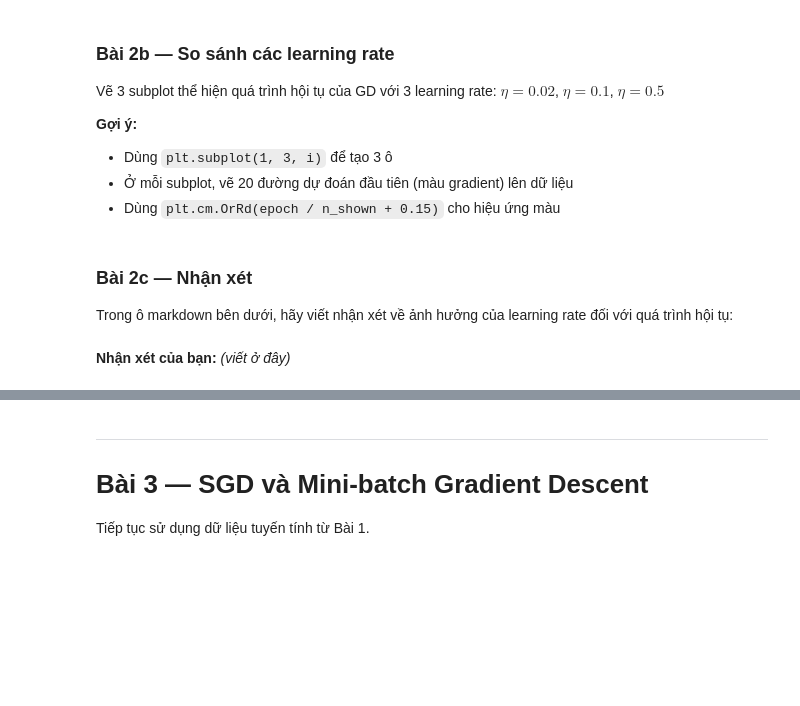
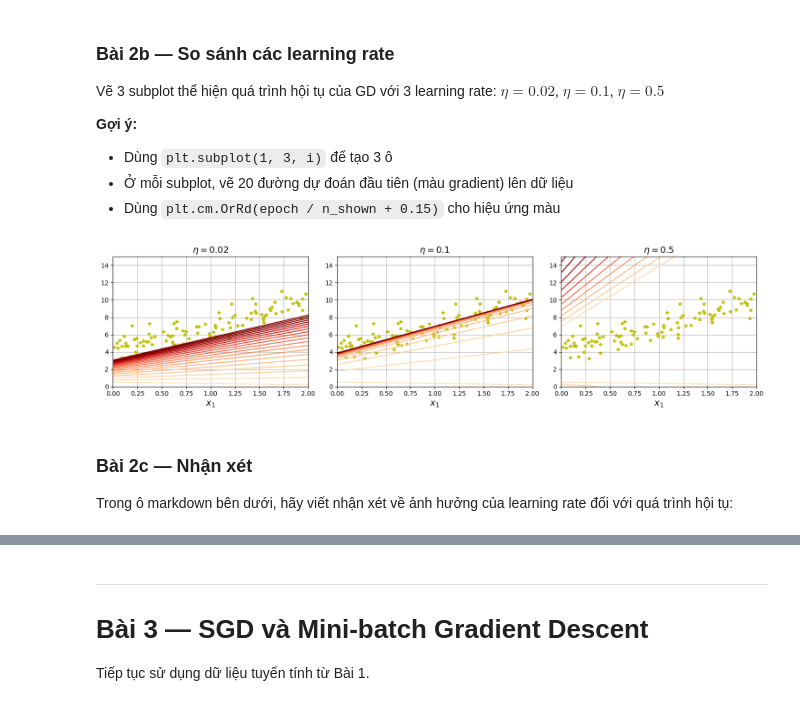
Before and after one commit to ttmling/HIT_AI-DATA, a Jupyter notebook: Practice_Regression_Exercises.ipynb, the cells around one changed output, grey strips where cells are left out. Saved outputs shown, nothing was run; the diff lists cells and outputs as text; code cells hidden in the pictures; blank space fills up the shorter version.

```diff
--- a/Practice_Regression_Exercises.ipynb
+++ b/Practice_Regression_Exercises.ipynb
@@ -151,10 +151,11 @@ np.random.seed(42)
 theta = np.random.randn(2, 1)
 
 for epoch in range(n_epochs):
-    # YOUR CODE HERE
-    # gradients = ...
-    # theta = ...
-    pass
+    gradients = 2/m * X_b.T @ (X_b @ theta - y) # chỉ hướng tăng nhanh nhất của Loss
+    theta = theta - eta * gradients
 
 # In theta
-# print("theta =", theta)
+print("theta =", theta)
+
+# Note về CT tính gradients:
+# CT tính Loss MSE-->đạo hàm(cho biết khi input thay đổi lượng nhỏ, output biến động ra sao)
@@ -171,39 +175,42 @@ $\eta = 0.02$, $\eta = 0.1$, $\eta = 0.5$
 # %%
 import matplotlib as mpl
 
 X_new = np.array([[0], [2]])
 X_new_b = add_dummy_feature(X_new)
 
 def plot_gradient_descent(theta, eta):
-    m = len(X_b)
-    plt.plot(X, y, "b.")
+    plt.plot(X, y, "y*")
     n_epochs = 1000
     n_shown = 20
     for epoch in range(n_epochs):
-        if epoch < n_shown:
+        if epoch < n_shown: # chỉ vẽ 20 bước đầu tiên
             y_predict = X_new_b @ theta
             color = mpl.colors.rgb2hex(plt.cm.OrRd(epoch / n_shown + 0.15))
             plt.plot(X_new, y_predict, linestyle="solid", color=color)
-        # YOUR CODE HERE — tính gradients và cập nhật theta
-        # gradients = ...
-        # theta = ...
+        # tính gradients và cập nhật theta
+        gradients = 2/m * X_b.T @ (X_b @ theta - y)
+        theta = theta - eta * gradients
     plt.xlabel("$x_1$")
     plt.axis([0, 2, 0, 15])
     plt.grid()
     plt.title(fr"$\eta = {eta}$")
 
 np.random.seed(42)
 theta = np.random.randn(2, 1)
+etas = [0.02, 0.1, 0.5]
 
-plt.figure(figsize=(10, 4))
-# YOUR CODE HERE — vẽ 3 subplot với eta = 0.02, 0.1, 0.5
-# plt.subplot(...)
-# plot_gradient_descent(...)
+plt.figure(figsize=(15, 4))
+
+for i, eta in enumerate(etas, 1): # start từ 1 để đồng bộ với index của subplot
+    theta_copy = theta.copy()
+    plt.subplot(1, 3, i)
+    plot_gradient_descent(theta_copy, eta)
+
 plt.tight_layout()
 plt.show()
+# %% [output]
+[figure, added]
 # %% [markdown]
 ### Bài 2c — Nhận xét
 
 Trong ô markdown bên dưới, hãy viết nhận xét về ảnh hưởng của learning rate đối với quá trình hội tụ:
-# %% [markdown]
-**Nhận xét của bạn:** *(viết ở đây)*
```
Also changed, not shown: parts of 15 cells of this notebook.
